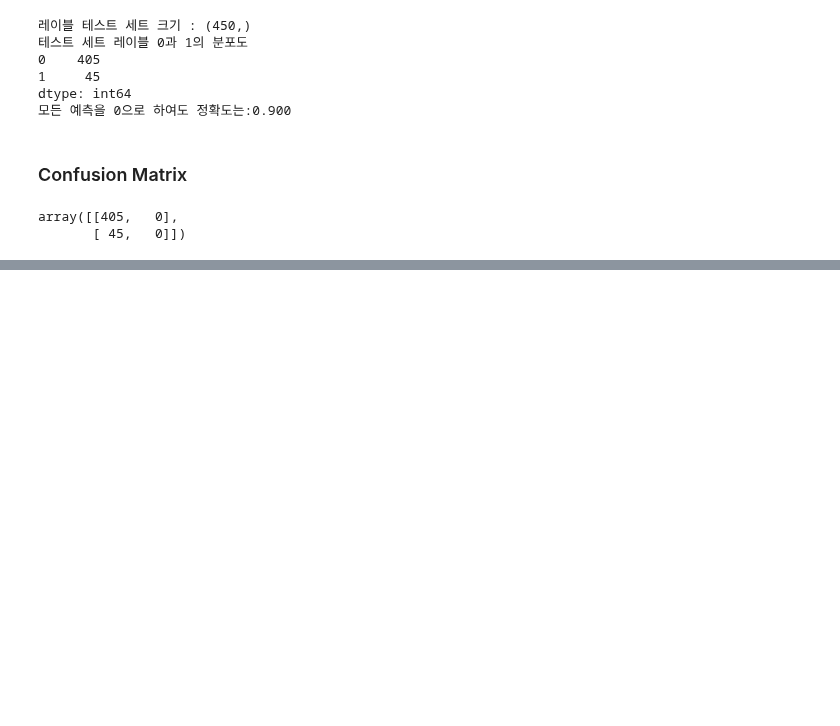
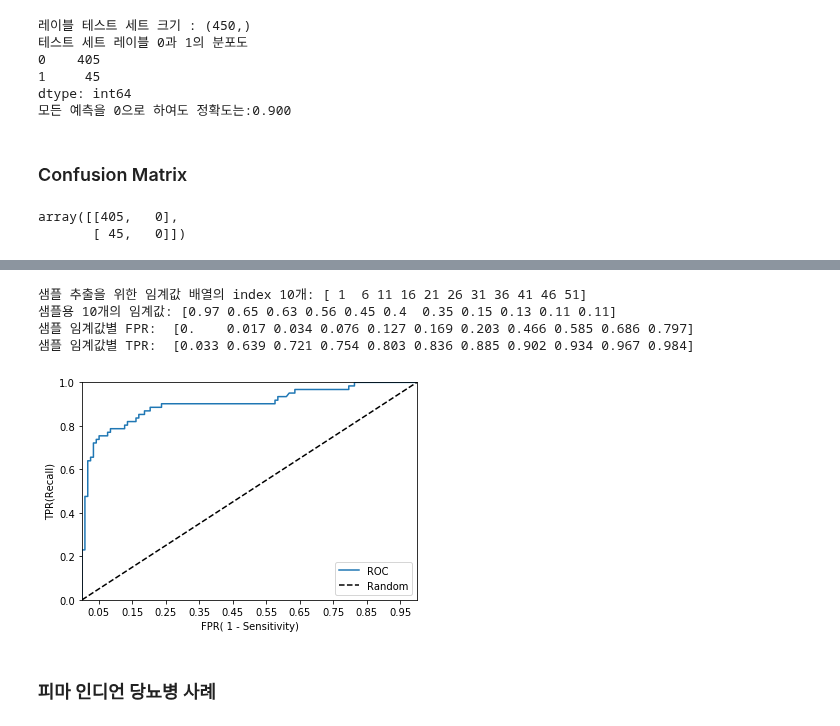
Before and after one commit to JungRyung/AI_class, a Jupyter notebook: Machine-Learning/ch03_evaluation.ipynb, the cells around one changed output, grey strips where cells are left out. Drawn from its saved outputs; the diff is of its cells as text; code cells hidden in the pictures; blank space fills up the shorter version.

```diff
--- a/Machine-Learning/ch03_evaluation.ipynb
+++ b/Machine-Learning/ch03_evaluation.ipynb
@@ -101,0 +279,4 @@ skm.c
+# %%
+thresholds = [0.4, 0.45, 0.50, 0.55, 0.60]
+pred_proba = lr_clf.predict_proba(X_test)
+get_eval_by_threshold(y_test, pred_proba[:, 1].reshape(-1,1), thresholds)
@@ -101,0 +301,35 @@ skm.c
+# %%
+from sklearn.metrics import roc_curve
+
+pred_proba_class1 = lr_clf.predict_proba(X_test)[:, 1]
+
+fprs, tprs, thresholds = roc_curve(y_test, pred_proba_class1)
+
+thr_index = np.arange(1, thresholds.shape[0], 5)
+print('샘플 추출을 위한 임계값 배열의 index 10개:', thr_index)
+print('샘플용 10개의 임계값:', np.round(thresholds[thr_index],2))
+
+print('샘플 임계값별 FPR: ', np.round(fprs[thr_index], 3))
+print('샘플 임계값별 TPR: ', np.round(tprs[thr_index], 3))
+# %% [output]
+샘플 추출을 위한 임계값 배열의 index 10개: [ 1  6 11 16 21 26 31 36 41 46 51]
+샘플용 10개의 임계값: [0.97 0.65 0.63 0.56 0.45 0.4  0.35 0.15 0.13 0.11 0.11]
+샘플 임계값별 FPR:  [0.    0.017 0.034 0.076 0.127 0.169 0.203 0.466 0.585 0.686 0.797]
+샘플 임계값별 TPR:  [0.033 0.639 0.721 0.754 0.803 0.836 0.885 0.902 0.934 0.967 0.984]
+# %%
+def roc_curve_plot(y_test, pred_proba_c1):
+    fprs, tprs, thresholds = roc_curve(y_test, pred_proba_c1)
+
+    plt.plot(fprs, tprs, label='ROC')
+
+    plt.plot([0, 1], [0, 1], 'k--', label='Random')
+
+    start, end = plt.xlim()
+    plt.xticks(np.round(np.arange(start, end, 0.1), 2))
+    plt.xlim(0, 1); plt.ylim(0, 1)
+    plt.xlabel('FPR( 1 - Sensitivity)'); plt.ylabel('TPR(Recall)')
+    plt.legend()
+
+roc_curve_plot(y_test, pred_proba[:, 1])
+# %% [output]
+[figure, added]
@@ -101,0 +364,2 @@ skm.c
+# %% [markdown]
+### 피마 인디언 당뇨병 사례
```
Also changed, not shown: parts of 31 cells of this notebook, 1 other file.
